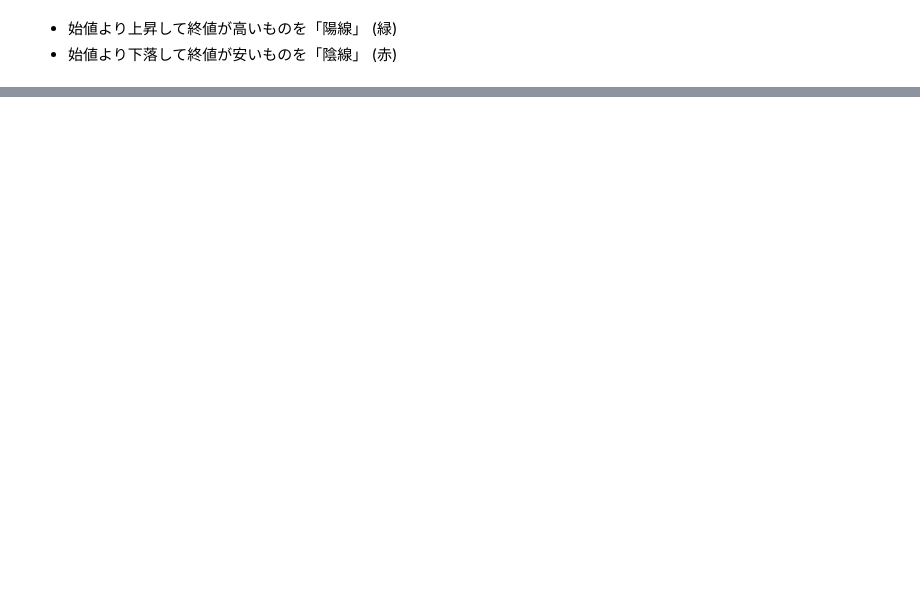
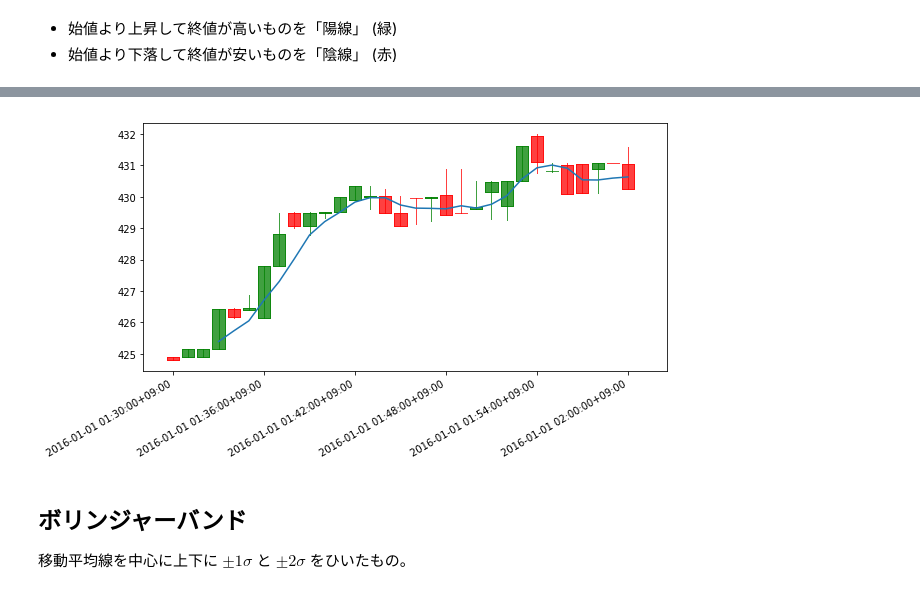
Before and after one commit to c-bata/datascience-notebook, a Jupyter notebook: notebooks/plot-finance-data.ipynb, the cells around one changed output, grey strips where cells are left out. Saved outputs shown, nothing was run; the diff lists cells and outputs as text; code cells hidden in the pictures; blank space fills up the shorter version.

```diff
--- a/notebooks/plot-finance-data.ipynb
+++ b/notebooks/plot-finance-data.ipynb
@@ -59,0 +65,3 @@ plt.show()
+# %%
+sma4 = df['Close'].rolling(4).mean()
+sma4.head()
@@ -59,0 +76,20 @@ plt.show()
+# %%
+fig, ax = plt.subplots()
+candlestick2_ohlc(ax, opens=df['Open'], closes=df['Close'], lows=df['Low'], highs=df['High'],
+                 width=0.8, colorup='green', colordown='red')
+ax.xaxis.set_major_locator(ticker.MaxNLocator(6))
+ax.xaxis.set_major_formatter(ticker.FuncFormatter(lambda x, pos: df.index[int(x)] if len(df.index) > int(x) else ''))
+
+# smaのplot
+vstack = np.vstack((range(len(sma4)), sma4.values.T)).T
+ax.plot(vstack[:, 0], vstack[:, 1])
+
+fig.autofmt_xdate()
+fig.tight_layout()
+plt.show()
+# %% [output]
+[figure, added]
+# %% [markdown]
+## ボリンジャーバンド
+
+移動平均線を中心に上下に $\pm 1 \sigma$ と  $\pm 2 \sigma$ をひいたもの。
```
Also changed, not shown: parts of 8 cells of this notebook.
